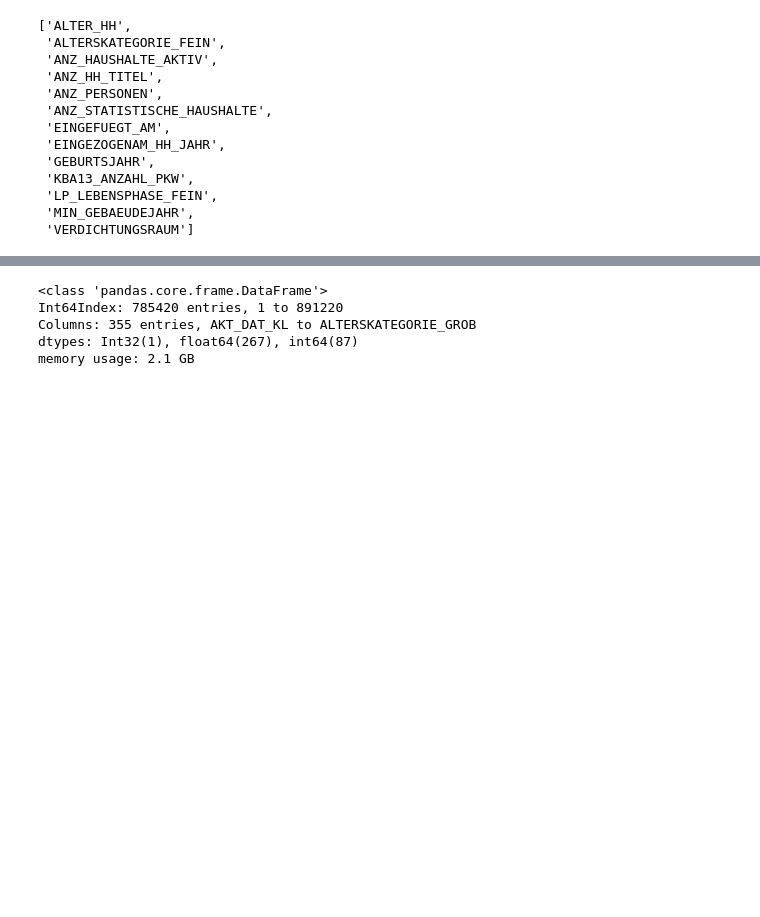
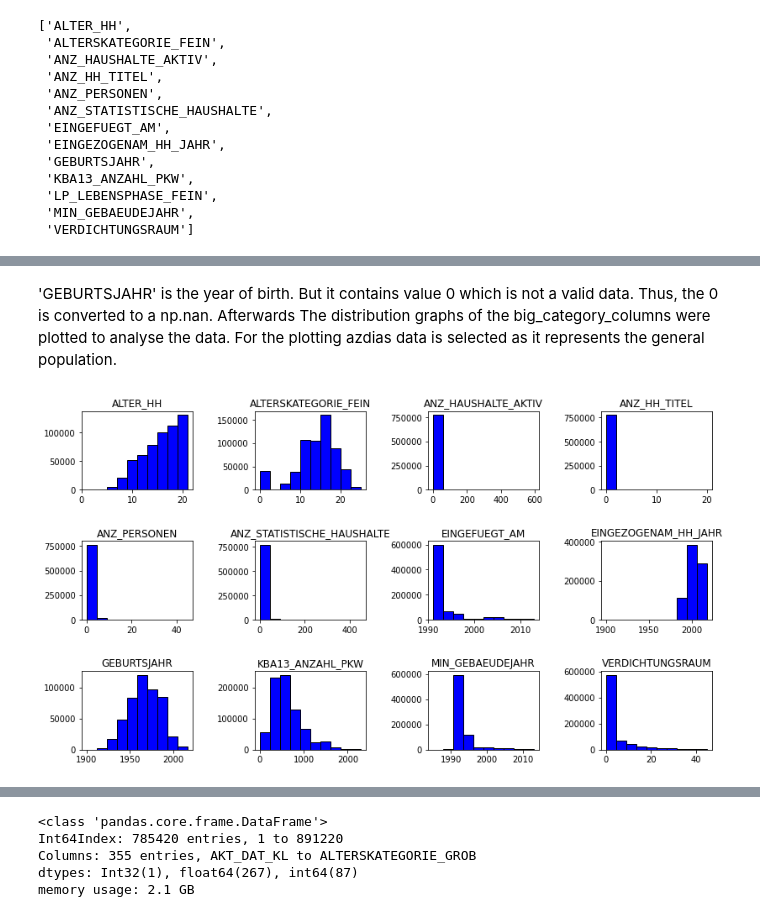
Before and after one commit to supulij/Arvato-Customer-Segmentation-for-mail-order, a Jupyter notebook: Arvato Project Workbook .ipynb, the cells around one changed output, grey strips where cells are left out. Cells and saved outputs as stored; diff of their text form; code cells hidden in the pictures; blank space fills up the shorter version.

```diff
--- a/Arvato Project Workbook .ipynb
+++ b/Arvato Project Workbook .ipynb
@@ -413,0 +370,2 @@ Name: ANZ_PERSONEN, dtype: int64
+# %% [markdown]
+'GEBURTSJAHR' is the year of birth. But it contains value 0 which is not a valid data. Thus, the 0 is converted to a np.nan. Afterwards The distribution graphs of the big_category_columns were plotted to analyse the data. For the plotting azdias data is selected as it represents the general population.
@@ -431,3 +394,8 @@ def distribution_graphs(features):
         elif 8<=i<12:
             axes[2,i-8].hist(x=azdias[features[i]].dropna(), color = 'blue', edgecolor = 'black')
             axes[2,i-8].set_title('{}'.format(features[i]))
+# %%
+big_category_columns.remove('LP_LEBENSPHASE_FEIN')
+distribution_graphs(big_category_columns)
+# %% [output]
+[figure, added]
```
Also changed, not shown: parts of 21 cells of this notebook.
